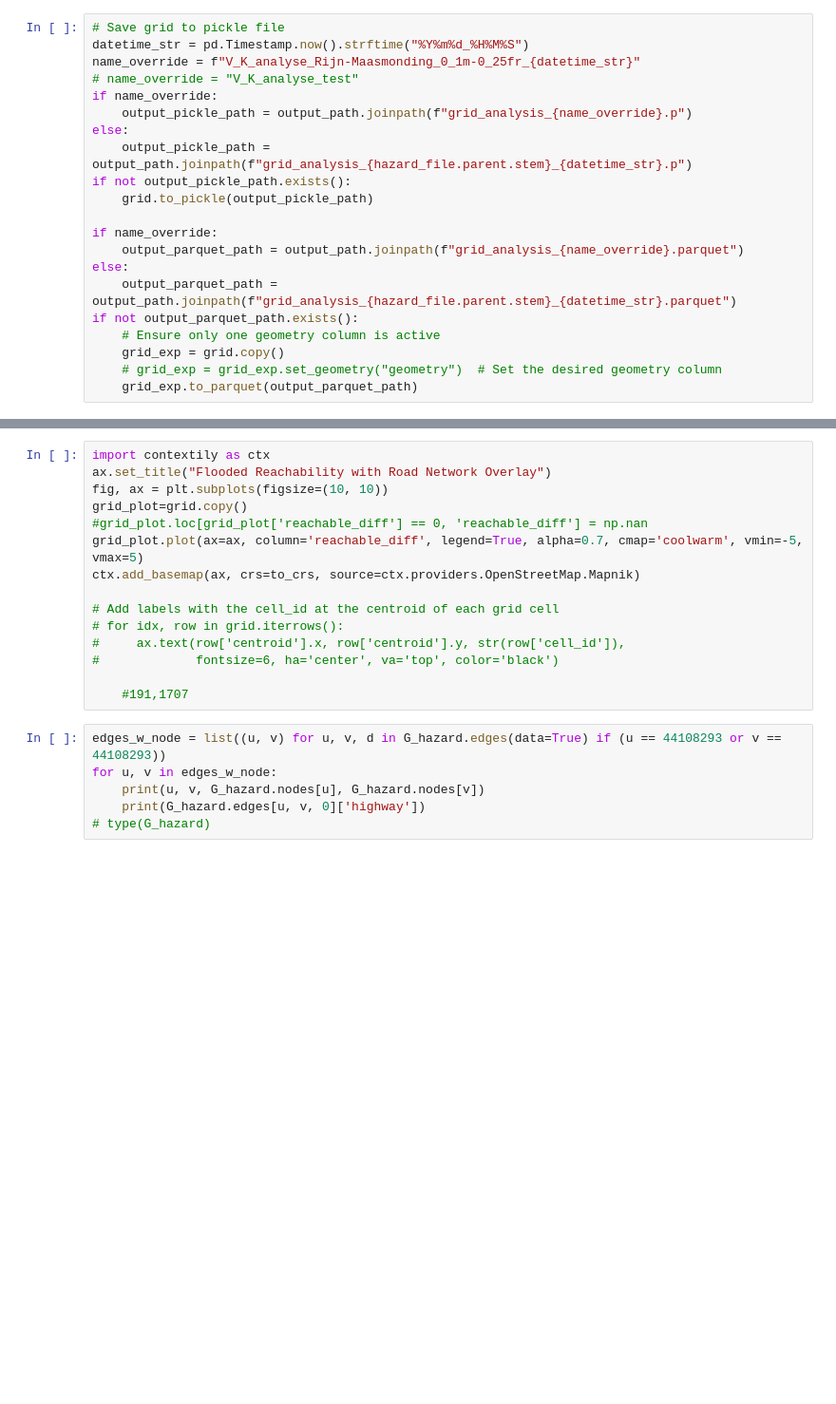
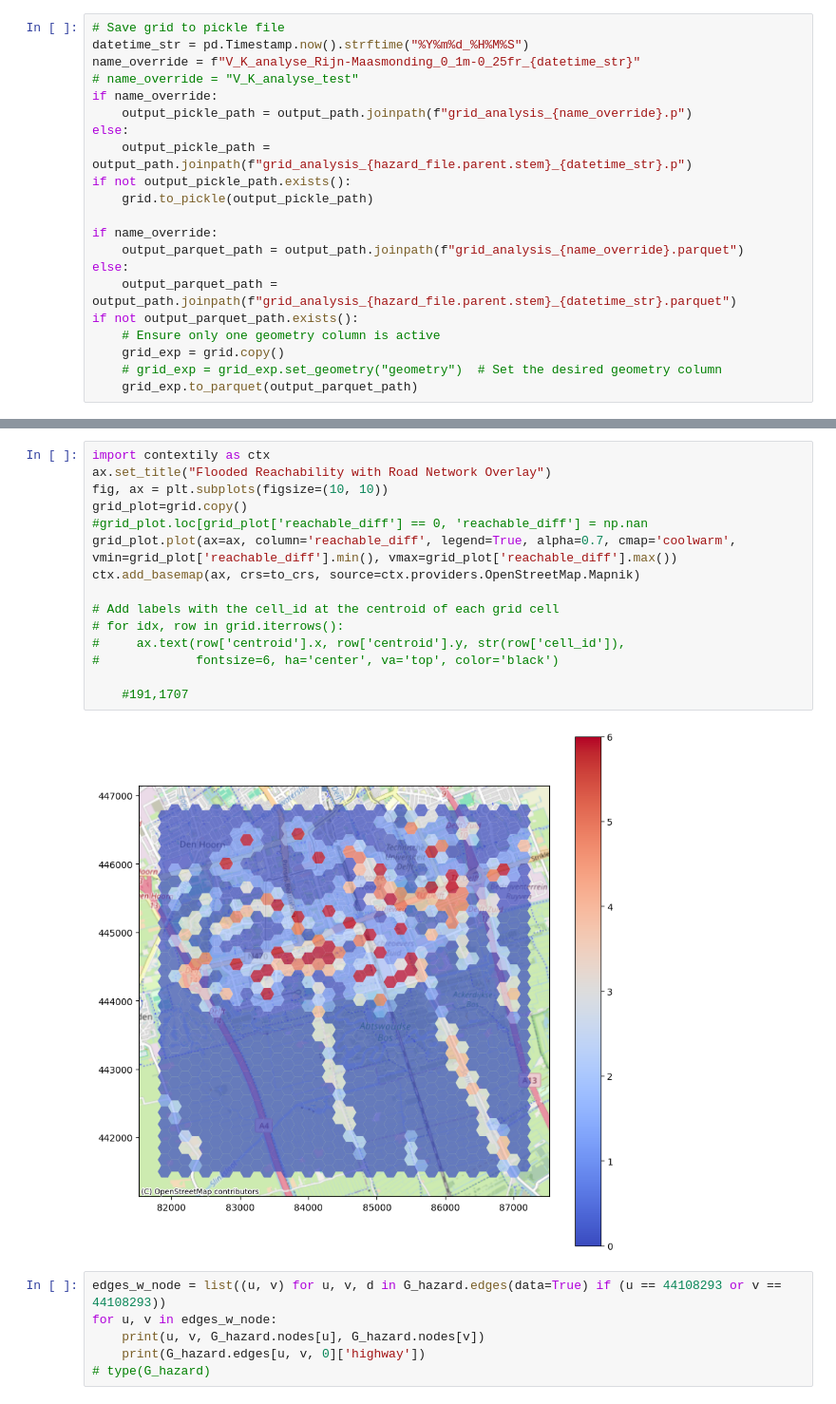
Before and after one commit to edPeregrina/powerpath, a Jupyter notebook: book/v_k_analysis/4. Accessibility.ipynb, the cells around one changed output, grey strips where cells are left out. Shown at 95% size. Saved outputs shown, nothing was run; the diff lists cells and outputs as text; blank space fills up the shorter version.

```diff
--- a/book/v_k_analysis/4. Accessibility.ipynb
+++ b/book/v_k_analysis/4. Accessibility.ipynb
@@ -576,18 +497,20 @@ if not output_parquet_path.exists():
 # %%
 import contextily as ctx
 ax.set_title("Flooded Reachability with Road Network Overlay")
 fig, ax = plt.subplots(figsize=(10, 10))
 grid_plot=grid.copy()
 #grid_plot.loc[grid_plot['reachable_diff'] == 0, 'reachable_diff'] = np.nan
-grid_plot.plot(ax=ax, column='reachable_diff', legend=True, alpha=0.7, cmap='coolwarm', vmin=-5, vmax=5)
+grid_plot.plot(ax=ax, column='reachable_diff', legend=True, alpha=0.7, cmap='coolwarm', vmin=grid_plot['reachable_diff'].min(), vmax=grid_plot['reachable_diff'].max())
 ctx.add_basemap(ax, crs=to_crs, source=ctx.providers.OpenStreetMap.Mapnik)
 
 # Add labels with the cell_id at the centroid of each grid cell
 # for idx, row in grid.iterrows():
 #     ax.text(row['centroid'].x, row['centroid'].y, str(row['cell_id']),
 #             fontsize=6, ha='center', va='top', color='black')
 
     #191,1707
+# %% [output]
+[figure, added]
 # %%
 edges_w_node = list((u, v) for u, v, d in G_hazard.edges(data=True) if (u == 44108293 or v == 44108293))
 for u, v in edges_w_node:
```
Also changed, not shown: parts of 12 cells of this notebook.
